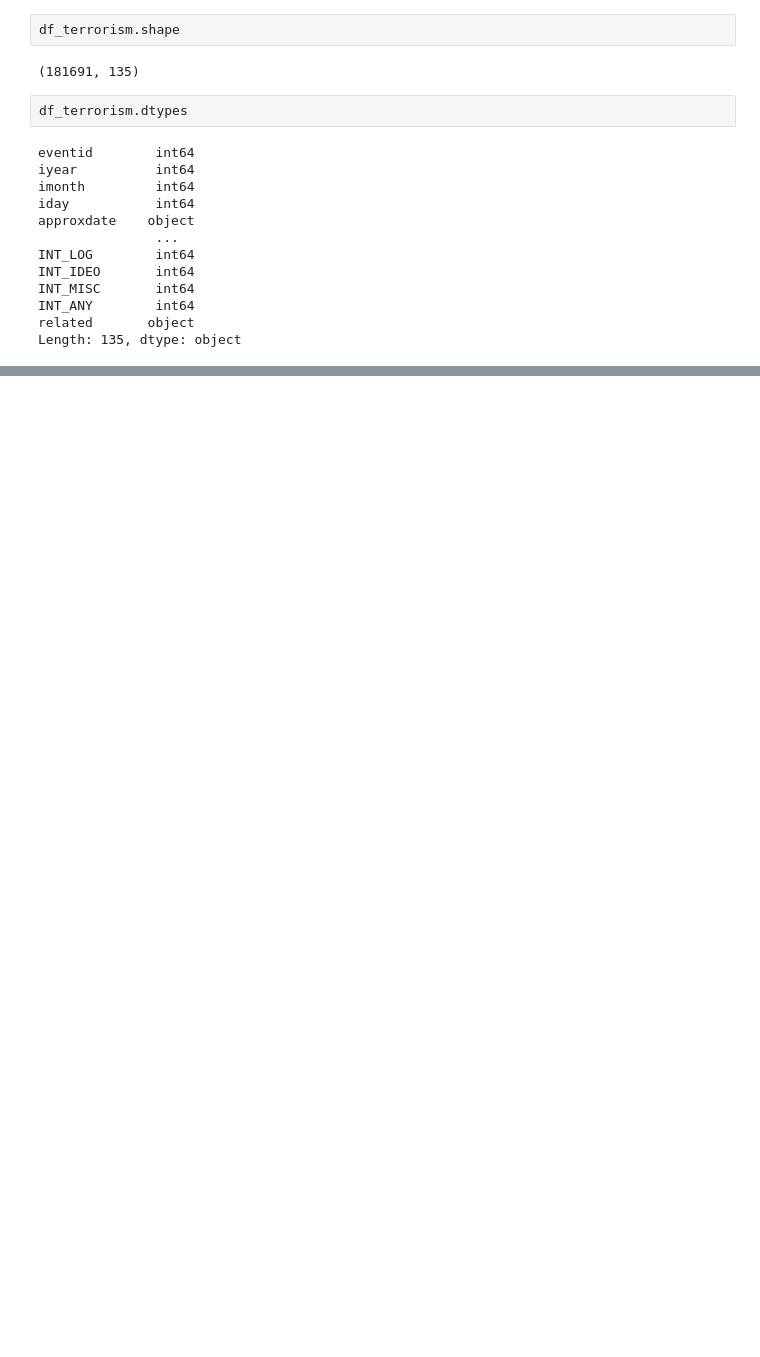
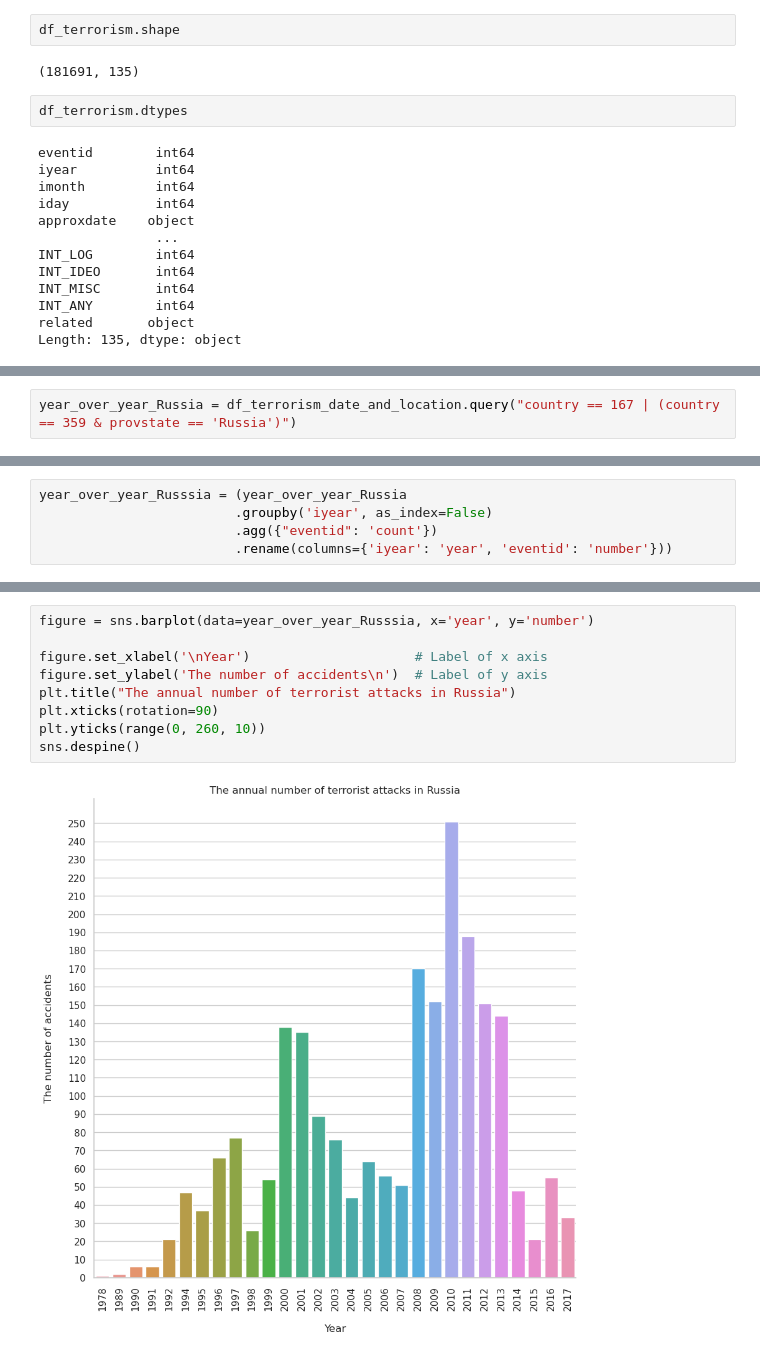
Before and after one commit to shubin023/pets, a Jupyter notebook: Global_Terrorism_Database/Global_Terrorism.ipynb, the cells around one changed output, grey strips where cells are left out. Cells and saved outputs as stored; diff of their text form; blank space fills up the shorter version.

```diff
--- a/Global_Terrorism_Database/Global_Terrorism.ipynb
+++ b/Global_Terrorism_Database/Global_Terrorism.ipynb
@@ -46,0 +151,2 @@ Length: 135, dtype: object
+# %%
+year_over_year_Russia = df_terrorism_date_and_location.query("country == 167 | (country == 359 & provstate == 'Russia')")
@@ -46,0 +174,5 @@ Length: 135, dtype: object
+# %%
+year_over_year_Russsia = (year_over_year_Russia
+                         .groupby('iyear', as_index=False)
+                         .agg({"eventid": 'count'})
+                         .rename(columns={'iyear': 'year', 'eventid': 'number'}))
@@ -46,0 +199,11 @@ Length: 135, dtype: object
+# %%
+figure = sns.barplot(data=year_over_year_Russsia, x='year', y='number')
+
+figure.set_xlabel('\nYear')                     # Label of x axis
+figure.set_ylabel('The number of accidents\n')  # Label of y axis
+plt.title("The annual number of terrorist attacks in Russia")
+plt.xticks(rotation=90)
+plt.yticks(range(0, 260, 10))
+sns.despine()
+# %% [output]
+[figure, added]
```
Also changed, not shown: parts of 21 cells of this notebook, 1 other file.
